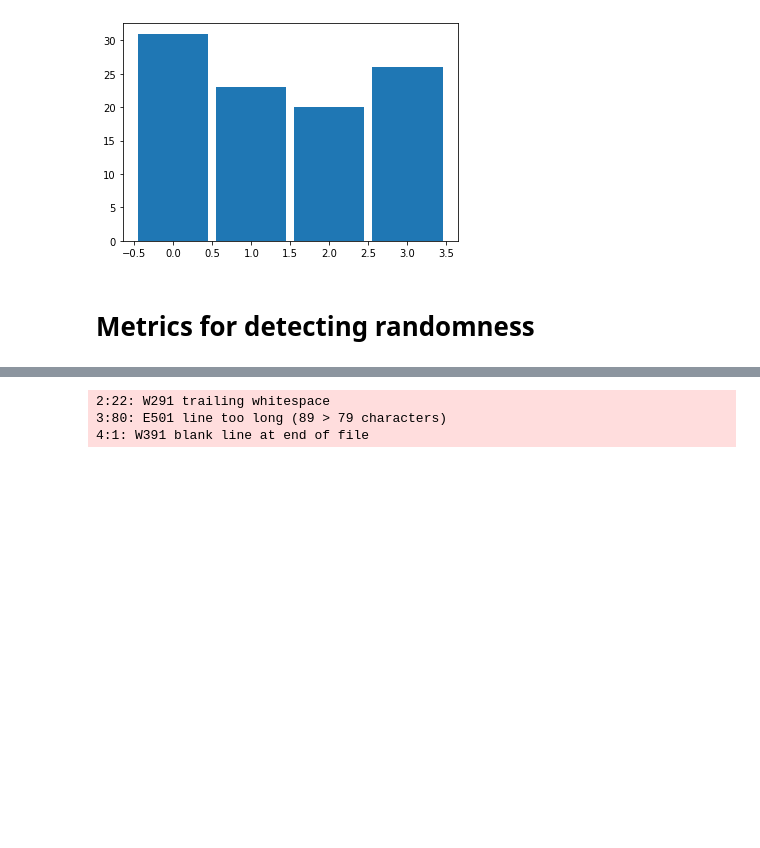
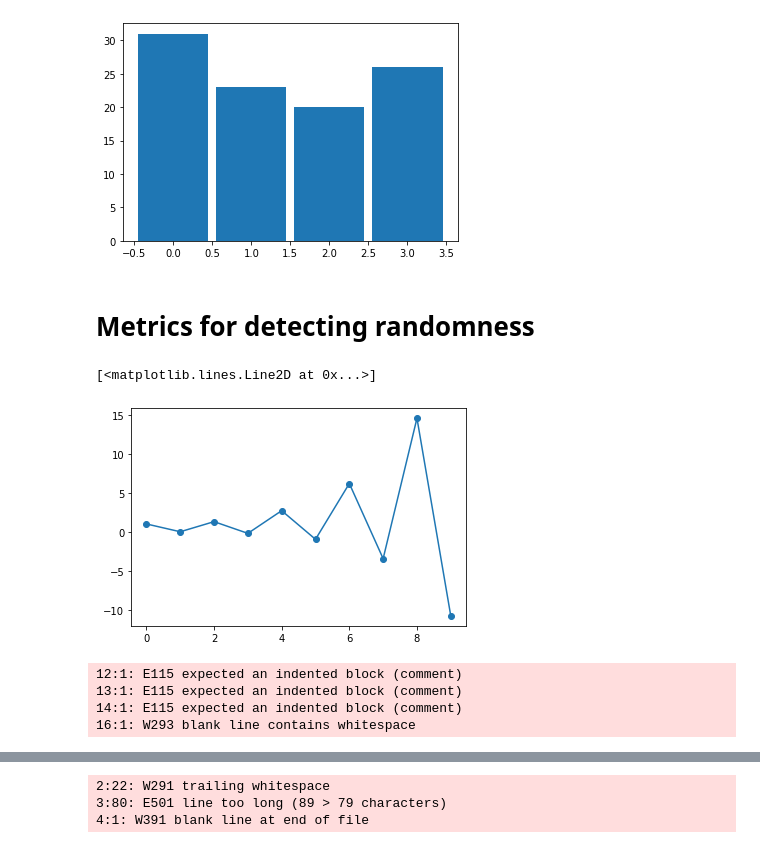
Before and after one commit to mohnjahoney/REU_physics, a Jupyter notebook: randomness.ipynb, the cells around one changed output, grey strips where cells are left out. Drawn from its saved outputs; the diff is of its cells as text; code cells hidden in the pictures; blank space fills up the shorter version.

```diff
--- a/randomness.ipynb
+++ b/randomness.ipynb
@@ -265,17 +264,35 @@ def moment_1(data):
     return np.dot(values, counts) / len(data)
 
 
-def moment_n(data, n):
+def moment_n(data, n, centered=True):
+    if centered:
+        mean = moment_1(data)
+    else:
+        mean = 0
     values, counts = np.unique(data, return_counts=True)
-    return np.dot(values**n, counts) / len(data)
+    return np.dot((values - mean)**n, counts) / len(data)
 # %%
 low = 0
 high = 3
-num = 100
+num = 1000
 
 rns = my_rng(low=low, high=high, num=num)
-print(rns)
-moment_1(data=rns)
 
-for n in range(1, 6):
-    print(moment_n(data=rns, n=mom))
+# print(moment_1(data=rns))
+
+moments = []
+
+for n in range(0, 10):
+#     print(n)
+#     print(moment_n(data=rns, n=n, centered=True))
+#     print(moment_n(data=rns, n=n, centered=False))
+    moments.append(moment_n(data=rns, n=n, centered=True))
+
+plt.plot(moments, 'o-')
+# %% [output]
+[<matplotlib.lines.Line2D at 0x...>]
+[figure, added]
+12:1: E115 expected an indented block (comment)
+13:1: E115 expected an indented block (comment)
+14:1: E115 expected an indented block (comment)
+16:1: W293 blank line contains whitespace
```
Also changed, not shown: parts of 16 cells of this notebook.
